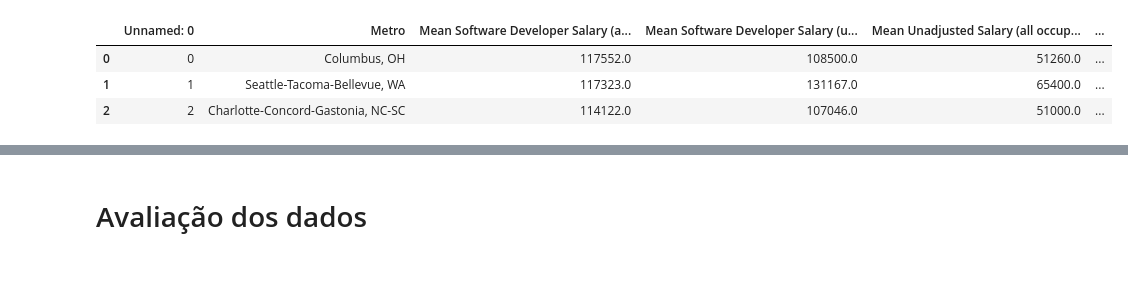
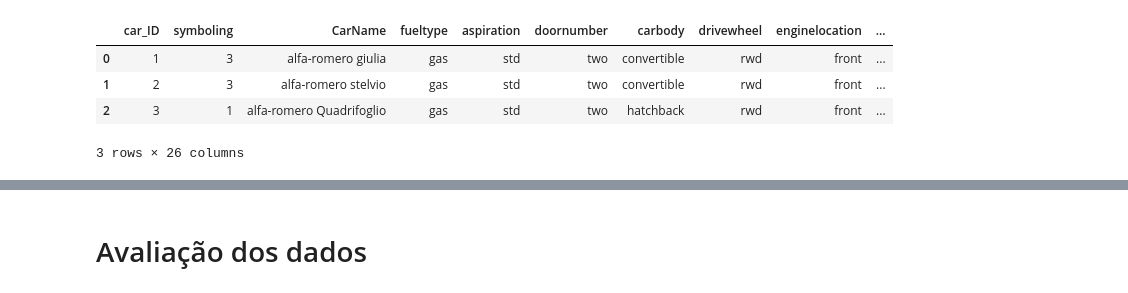
Before and after one commit to maria2122/Regressao_Multipla_em_Python, a Jupyter notebook: static/dados/coleta.ipynb, the cells around one changed output, grey strips where cells are left out. Saved outputs shown, nothing was run; the diff lists cells and outputs as text; code cells hidden in the pictures.

```diff
--- a/static/dados/coleta.ipynb
+++ b/static/dados/coleta.ipynb
@@ -57,8 +68,9 @@ InteractiveShell.ast_node_interactivity = "all"
 # %%
-df = pd.read_csv('SofwareDeveloperIncomeExpensesperUSACity.csv')
+df = pd.read_csv('CarPrice_Assignment.csv')
 df.head(3)
 # %% [output]
-|  | Unnamed: 0 | Metro | Mean Software Developer Salary (a... | Mean Software Developer Salary (u... | Mean Unadjusted Salary (all occup... | ... |
-| 0 | 0 | Columbus, OH | 117552.0 | 108500.0 | 51260.0 | ... |
-| 1 | 1 | Seattle-Tacoma-Bellevue, WA | 117323.0 | 131167.0 | 65400.0 | ... |
-| 2 | 2 | Charlotte-Concord-Gastonia, NC-SC | 114122.0 | 107046.0 | 51000.0 | ... |
+|  | car_ID | symboling | CarName | fueltype | aspiration | doornumber | carbody | drivewheel | enginelocation | ... |
+| 0 | 1 | 3 | alfa-romero giulia | gas | std | two | convertible | rwd | front | ... |
+| 1 | 2 | 3 | alfa-romero stelvio | gas | std | two | convertible | rwd | front | ... |
+| 2 | 3 | 1 | alfa-romero Quadrifoglio | gas | std | two | hatchback | rwd | front | ... |
+3 rows × 26 columns
```
Also changed, not shown: parts of 43 cells of this notebook, 4 other files.
